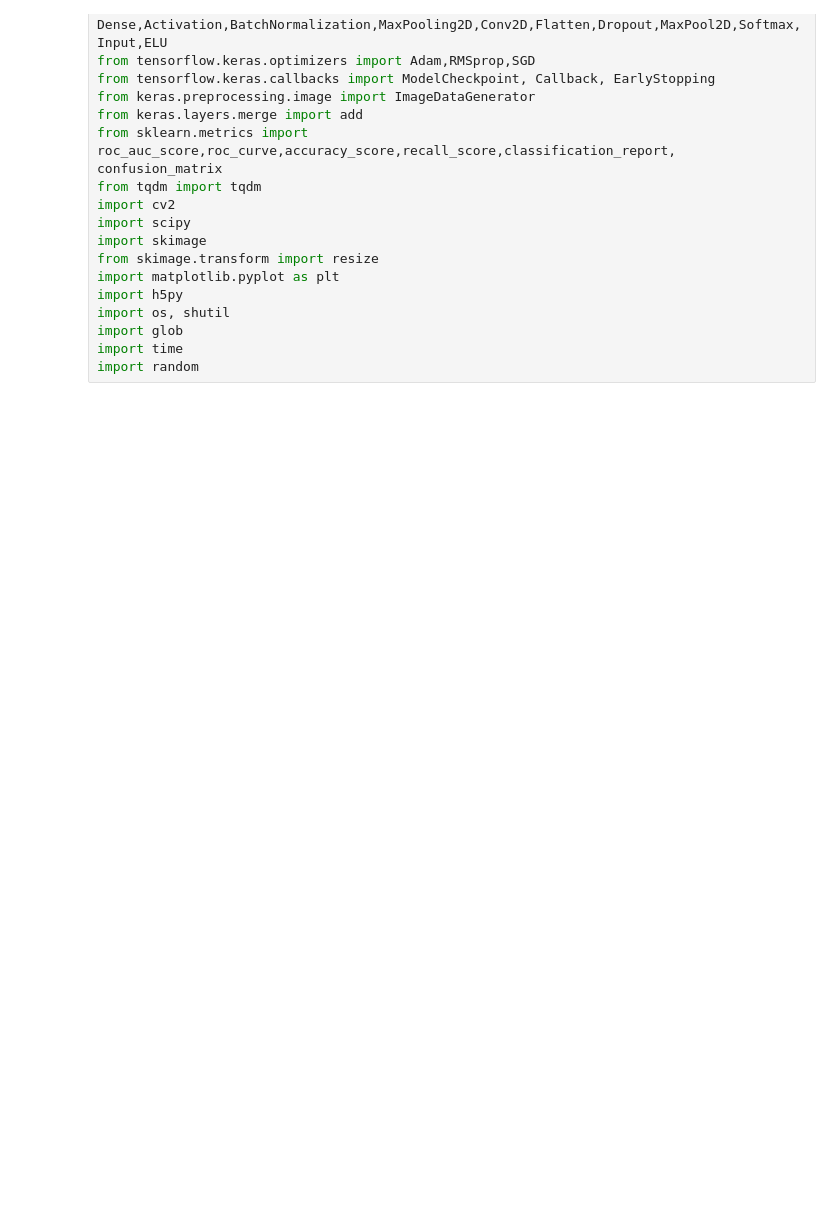
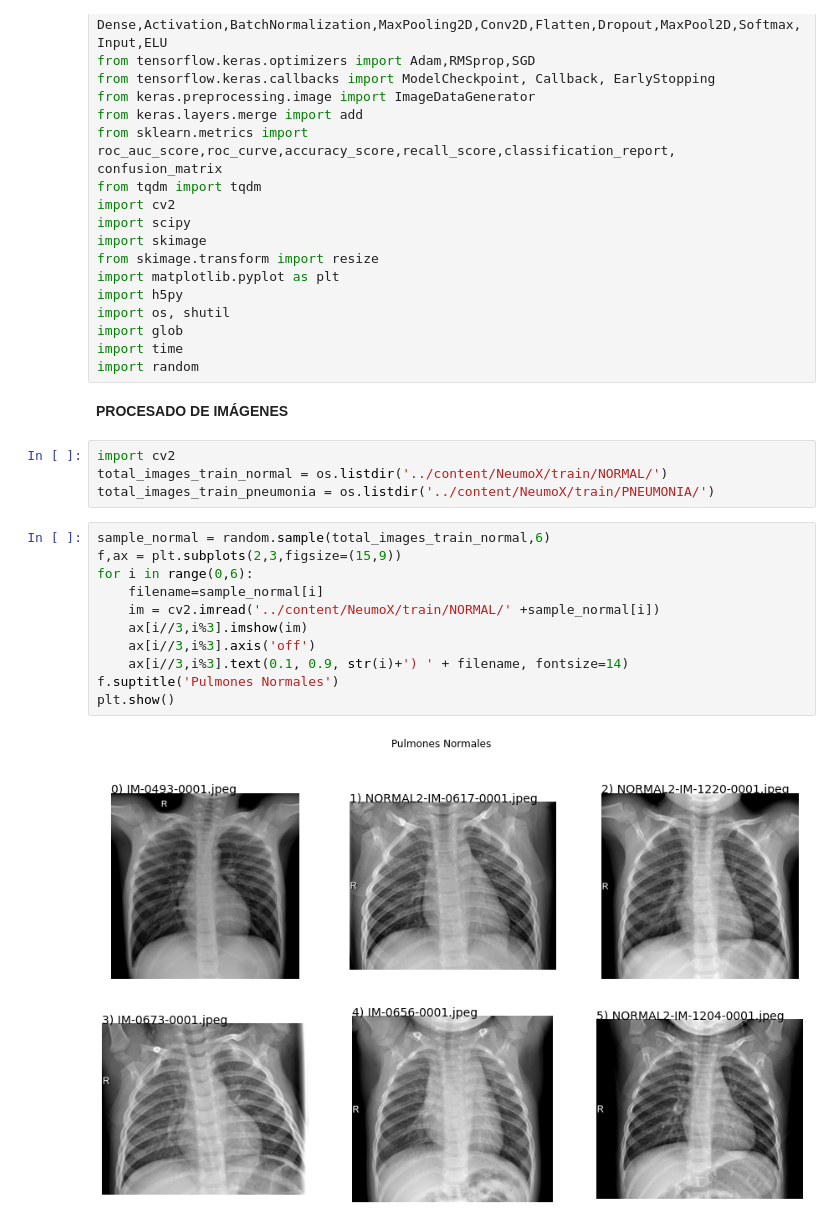
Before and after one commit to Albertogalred/Data-Science, a Jupyter notebook: NeumoX.ipynb, the cells around one changed output. Drawn from its saved outputs; the diff is of its cells as text; blank space fills up the shorter version.

```diff
--- a/NeumoX.ipynb
+++ b/NeumoX.ipynb
@@ -93,3 +97,22 @@ import os, shutil
 import glob
 import time
 import random
+# %% [markdown]
+**PROCESADO DE IMÁGENES**
+# %%
+import cv2
+total_images_train_normal = os.listdir('../content/NeumoX/train/NORMAL/')
+total_images_train_pneumonia = os.listdir('../content/NeumoX/train/PNEUMONIA/')
+# %%
+sample_normal = random.sample(total_images_train_normal,6)
+f,ax = plt.subplots(2,3,figsize=(15,9))
+for i in range(0,6):
+    filename=sample_normal[i]
+    im = cv2.imread('../content/NeumoX/train/NORMAL/' +sample_normal[i])
+    ax[i//3,i%3].imshow(im)
+    ax[i//3,i%3].axis('off')
+    ax[i//3,i%3].text(0.1, 0.9, str(i)+') ' + filename, fontsize=14)
+f.suptitle('Pulmones Normales')
+plt.show()
+# %% [output]
+[figure, added]
```
Also changed, not shown: parts of 14 cells of this notebook.
